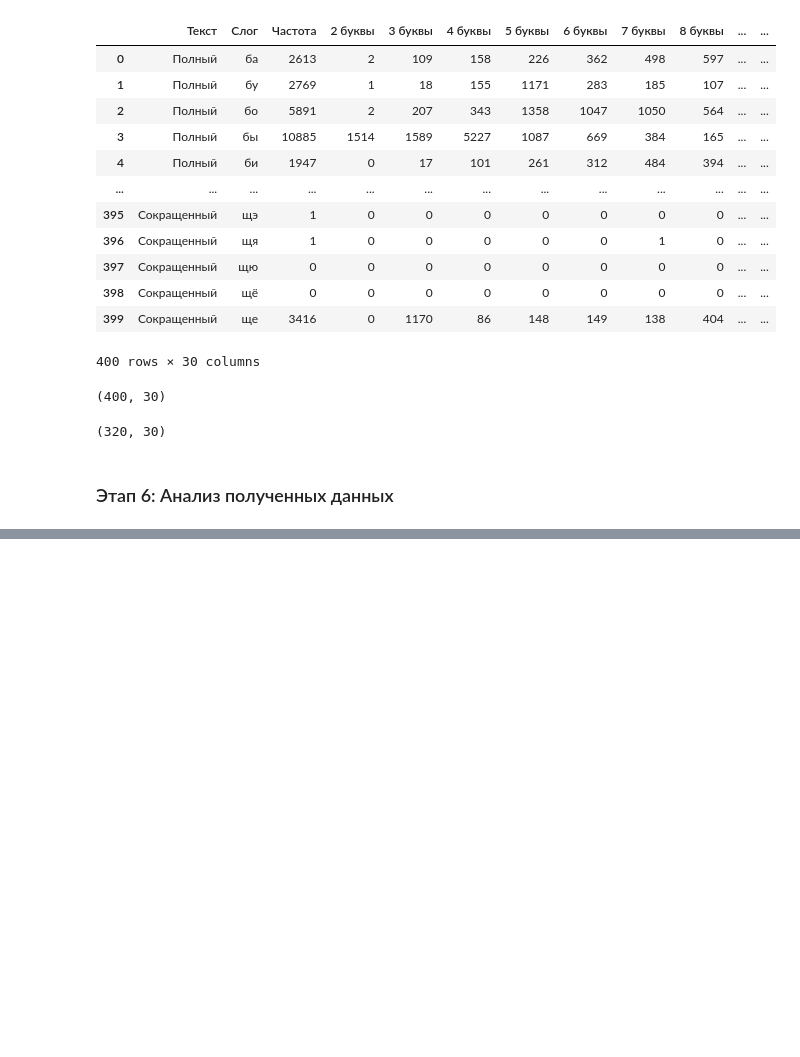
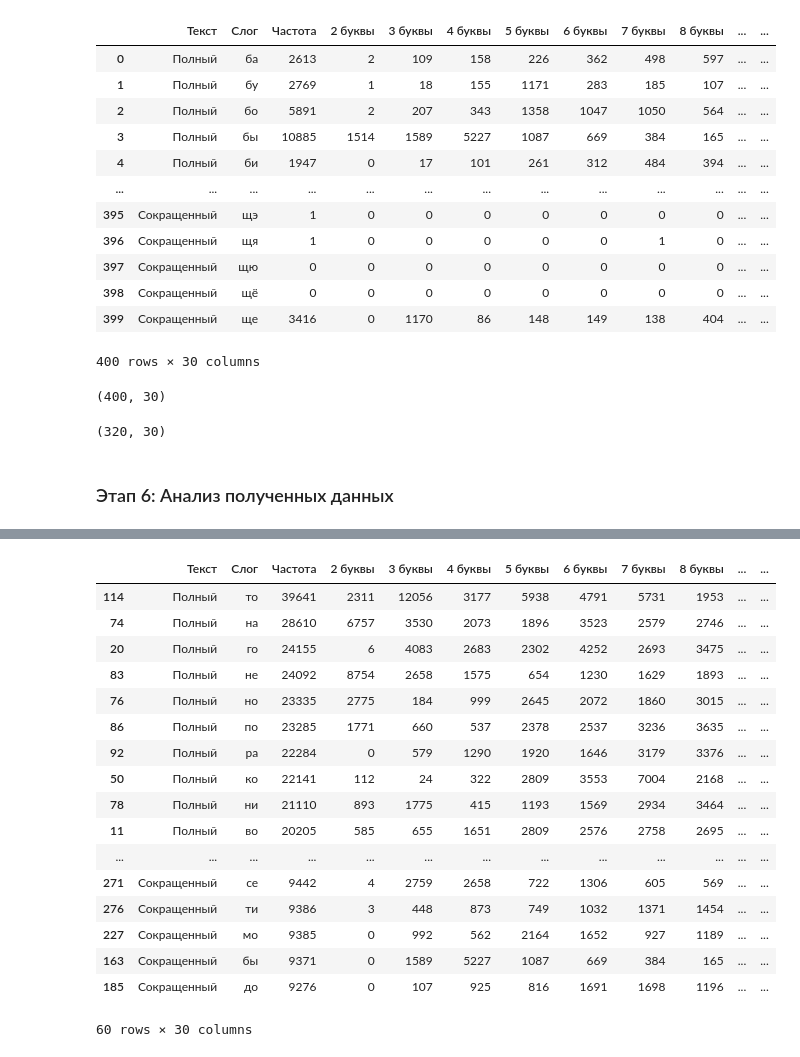
Before and after one commit to averkief/My_Date_Analytics, a Jupyter notebook: Popular_Russian_syllables.ipynb, the cells around one changed output, grey strips where cells are left out. Cells and saved outputs as stored; diff of their text form; code cells hidden in the pictures; blank space fills up the shorter version.

```diff
--- a/Popular_Russian_syllables.ipynb
+++ b/Popular_Russian_syllables.ipynb
@@ -388,0 +474,21 @@ DF_SLOG_work
+# %%
+DF_SLOG_Analysis
+# %% [output]
+|  | Текст | Слог | Частота | 2 буквы | 3 буквы | 4 буквы | 5 буквы | 6 буквы | 7 буквы | 8 буквы | ... | ... |
+| 114 | Полный | то | 39641 | 2311 | 12056 | 3177 | 5938 | 4791 | 5731 | 1953 | ... | ... |
+| 74 | Полный | на | 28610 | 6757 | 3530 | 2073 | 1896 | 3523 | 2579 | 2746 | ... | ... |
+| 20 | Полный | го | 24155 | 6 | 4083 | 2683 | 2302 | 4252 | 2693 | 3475 | ... | ... |
+| 83 | Полный | не | 24092 | 8754 | 2658 | 1575 | 654 | 1230 | 1629 | 1893 | ... | ... |
+| 76 | Полный | но | 23335 | 2775 | 184 | 999 | 2645 | 2072 | 1860 | 3015 | ... | ... |
+| 86 | Полный | по | 23285 | 1771 | 660 | 537 | 2378 | 2537 | 3236 | 3635 | ... | ... |
+| 92 | Полный | ра | 22284 | 0 | 579 | 1290 | 1920 | 1646 | 3179 | 3376 | ... | ... |
+| 50 | Полный | ко | 22141 | 112 | 24 | 322 | 2809 | 3553 | 7004 | 2168 | ... | ... |
+| 78 | Полный | ни | 21110 | 893 | 1775 | 415 | 1193 | 1569 | 2934 | 3464 | ... | ... |
+| 11 | Полный | во | 20205 | 585 | 655 | 1651 | 2809 | 2576 | 2758 | 2695 | ... | ... |
+| ... | ... | ... | ... | ... | ... | ... | ... | ... | ... | ... | ... | ... |
+| 271 | Сокращенный | се | 9442 | 4 | 2759 | 2658 | 722 | 1306 | 605 | 569 | ... | ... |
+| 276 | Сокращенный | ти | 9386 | 3 | 448 | 873 | 749 | 1032 | 1371 | 1454 | ... | ... |
+| 227 | Сокращенный | мо | 9385 | 0 | 992 | 562 | 2164 | 1652 | 927 | 1189 | ... | ... |
+| 163 | Сокращенный | бы | 9371 | 0 | 1589 | 5227 | 1087 | 669 | 384 | 165 | ... | ... |
+| 185 | Сокращенный | до | 9276 | 0 | 107 | 925 | 816 | 1691 | 1698 | 1196 | ... | ... |
+60 rows × 30 columns
```
Also changed, not shown: parts of 26 cells of this notebook.
